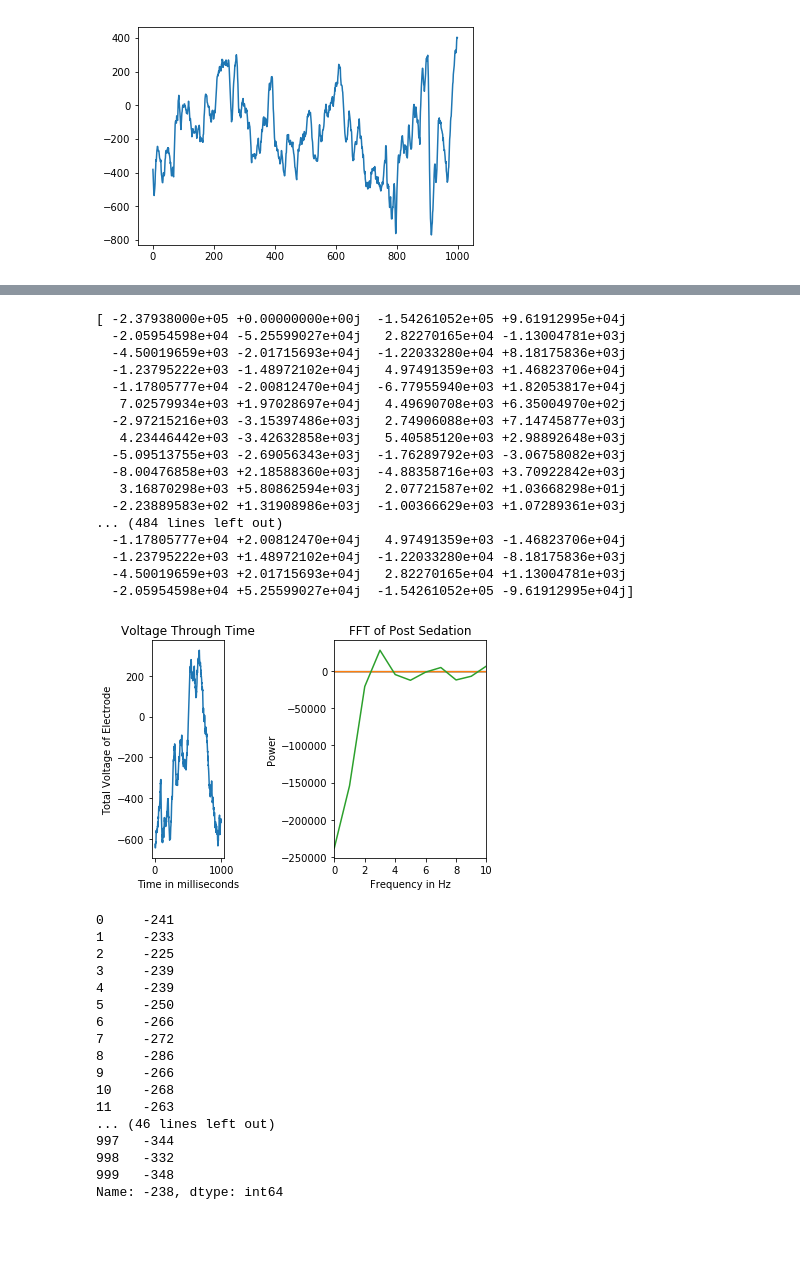
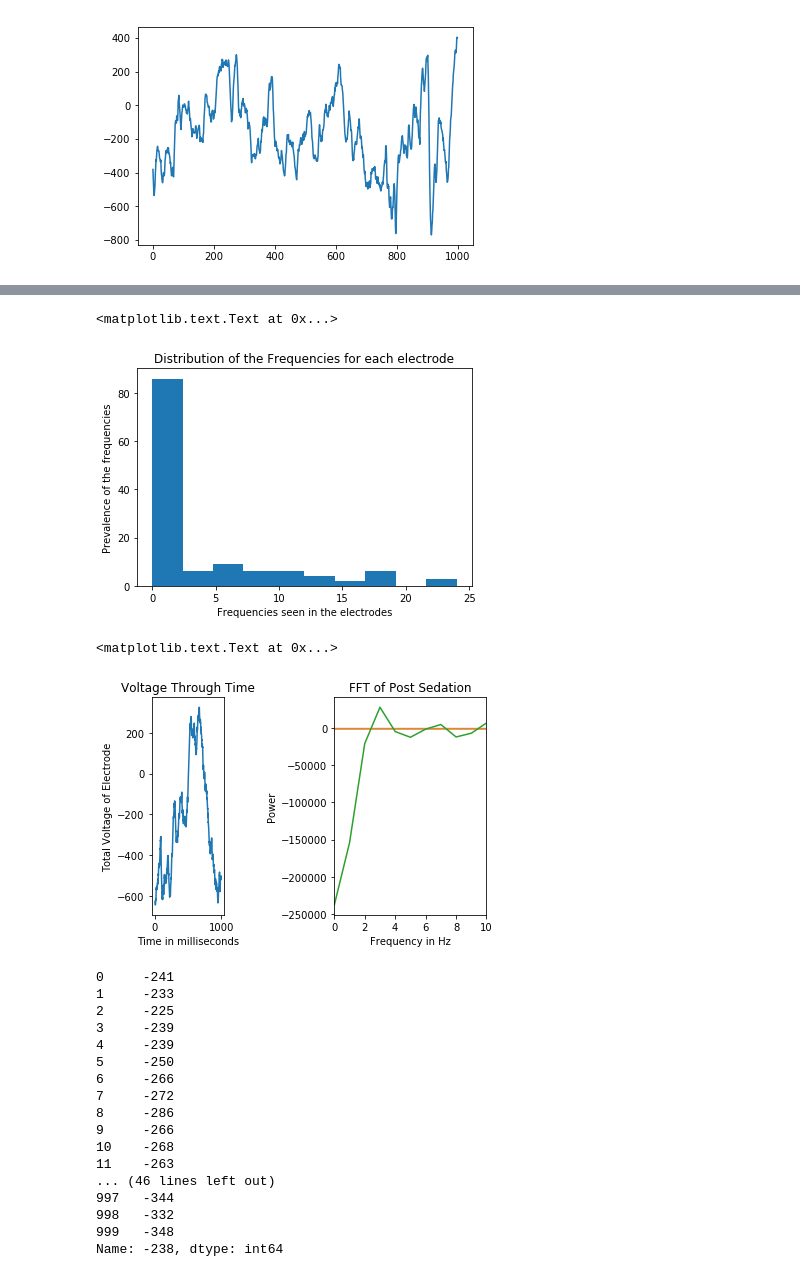
Before and after one commit to UW-Biol419-Wi2017/Monkey-Brains-updated1, a Jupyter notebook: Work on This.ipynb, the cells around one changed output, grey strips where cells are left out. Saved outputs shown, nothing was run; the diff lists cells and outputs as text; code cells hidden in the pictures; blank space fills up the shorter version.

```diff
--- a/Work on This.ipynb
+++ b/Work on This.ipynb
@@ -665,9 +659,10 @@ def electrode_data(x, seconds):
 # %%
 electrode_frequencies = []
 for i in range(128):
-    curr_transformation = np.fft.fft(electrode_data(i, after_seconds))
+    curr_transformation = np.fft.fft(electrode_data(i, before_seconds))
     values = get_freq_peak(curr_transformation)
     electrode_frequencies.append(values[1])
+    # creates a list of electrode frequencies for each of the 128 electrodes
 # %%
 electrode_frequencies
 # %% [output]
@@ -691,3 +708,11 @@ electrode_frequencies
+# %%
+plt.hist(electrode_frequencies)
+plt.xlabel('Frequencies seen in the electrodes')
+plt.ylabel('Prevalence of the frequencies')
+plt.title('Distribution of the Frequencies for each electrode')
+# %% [output]
+<matplotlib.text.Text at 0x...>
+[figure, added]
 # %%
 def end_experiment(x):
     plt.plot(final_seconds.ix[:,x])
@@ -708,26 +733,8 @@ plt.xlim(0,10)
 plt.xlabel('Frequency in Hz')
 plt.ylabel('Power')
 plt.title('FFT of Post Sedation')
-
-print(dd)
 # %% [output]
-[ -2.37938000e+05 +0.00000000e+00j  -1.54261052e+05 +9.61912995e+04j
-  -2.05954598e+04 -5.25599027e+04j   2.82270165e+04 -1.13004781e+03j
-  -4.50019659e+03 -2.01715693e+04j  -1.22033280e+04 +8.18175836e+03j
-  -1.23795222e+03 -1.48972102e+04j   4.97491359e+03 +1.46823706e+04j
-  -1.17805777e+04 -2.00812470e+04j  -6.77955940e+03 +1.82053817e+04j
-   7.02579934e+03 +1.97028697e+04j   4.49690708e+03 +6.35004970e+02j
-  -2.97215216e+03 -3.15397486e+03j   2.74906088e+03 +7.14745877e+03j
-   4.23446442e+03 -3.42632858e+03j   5.40585120e+03 +2.98892648e+03j
-  -5.09513755e+03 -2.69056343e+03j  -1.76289792e+03 -3.06758082e+03j
-  -8.00476858e+03 +2.18588360e+03j  -4.88358716e+03 +3.70922842e+03j
-   3.16870298e+03 +5.80862594e+03j   2.07721587e+02 +1.03668298e+01j
-  -2.23889583e+02 +1.31908986e+03j  -1.00366629e+03 +1.07289361e+03j
-... (484 lines left out)
-  -1.17805777e+04 +2.00812470e+04j   4.97491359e+03 -1.46823706e+04j
-  -1.23795222e+03 +1.48972102e+04j  -1.22033280e+04 -8.18175836e+03j
-  -4.50019659e+03 +2.01715693e+04j   2.82270165e+04 +1.13004781e+03j
-  -2.05954598e+04 +5.25599027e+04j  -1.54261052e+05 -9.61912995e+04j]
+<matplotlib.text.Text at 0x...>
 [figure]
 # %%
 post_electrode(5)
```
Also changed, not shown: parts of 3 cells of this notebook.
